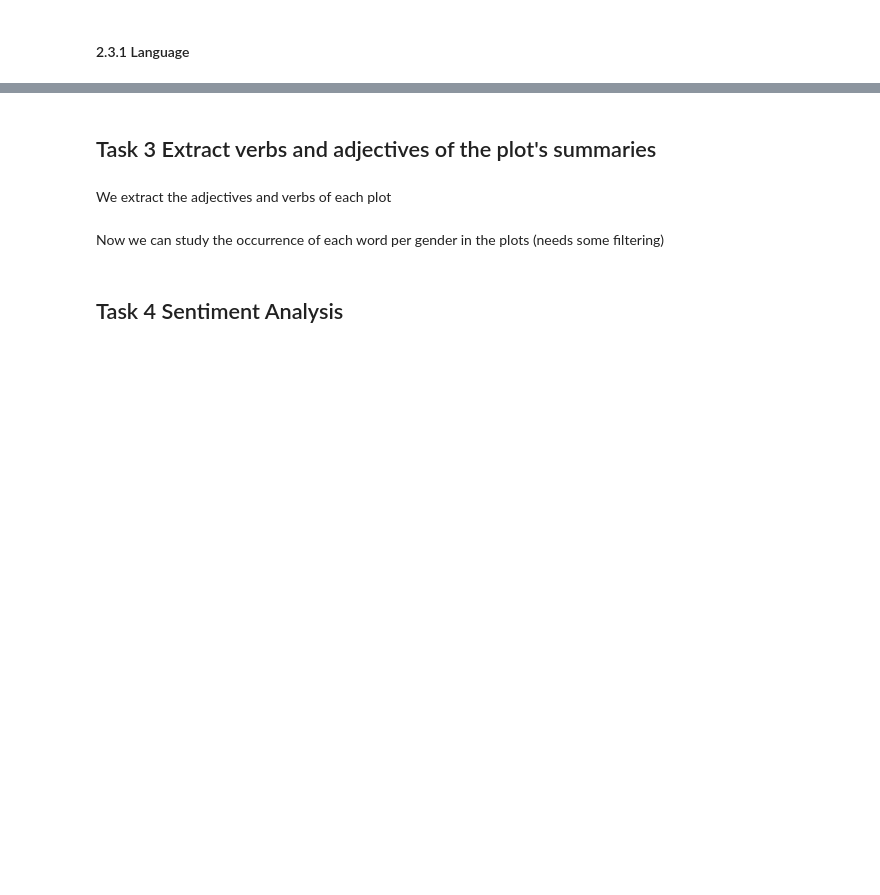
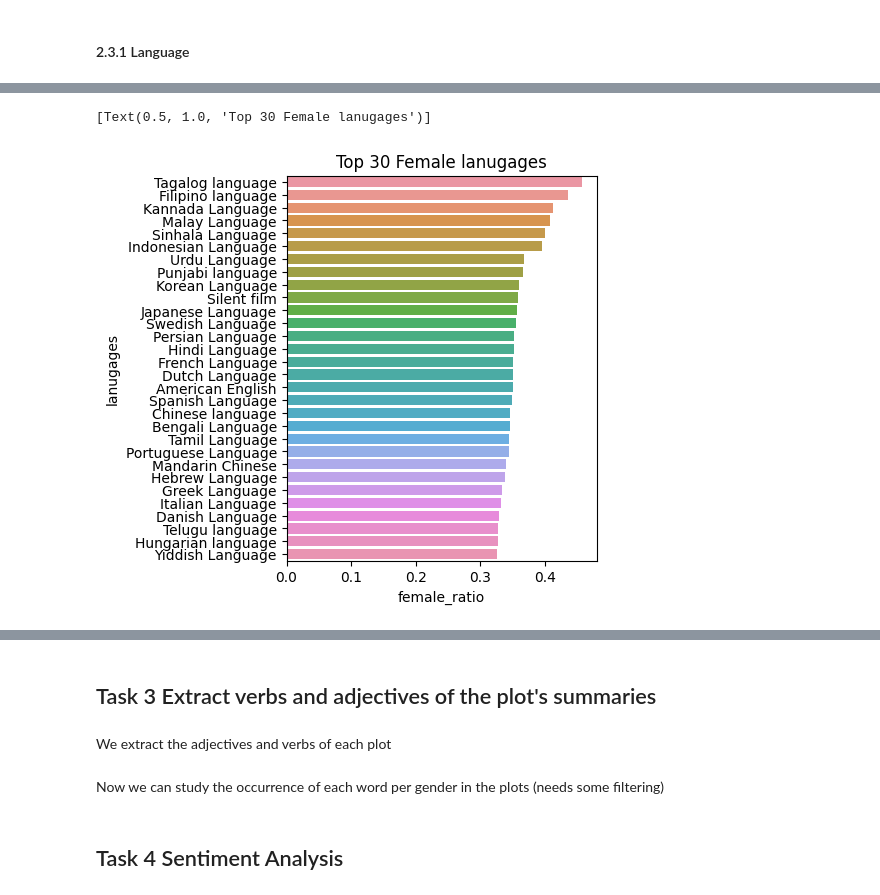
Before and after one commit to epfl-ada/ada-2022-project-yiyisoda, a Jupyter notebook: milestone_2.ipynb, the cells around one changed output, grey strips where cells are left out. Cells and saved outputs as stored; diff of their text form; code cells hidden in the pictures; blank space fills up the shorter version.

```diff
--- a/milestone_2.ipynb
+++ b/milestone_2.ipynb
@@ -762,0 +782,8 @@ In order to see if countries with the same language have a similar gendergap...
+# %%
+female_language = genderratio_domain(movie_languages, 'languages', 50, characters, 'F')
+female_language['lanugages'] = female_language.index
+f, ax = plt.subplots(figsize=(4, 5))
+sns.barplot(data=female_language, x="female_ratio", y= 'lanugages').set(title='Top 30 Female lanugages')
+# %% [output]
+[Text(0.5, 1.0, 'Top 30 Female lanugages')]
+[figure, added]
```
Also changed, not shown: parts of 21 cells of this notebook.
